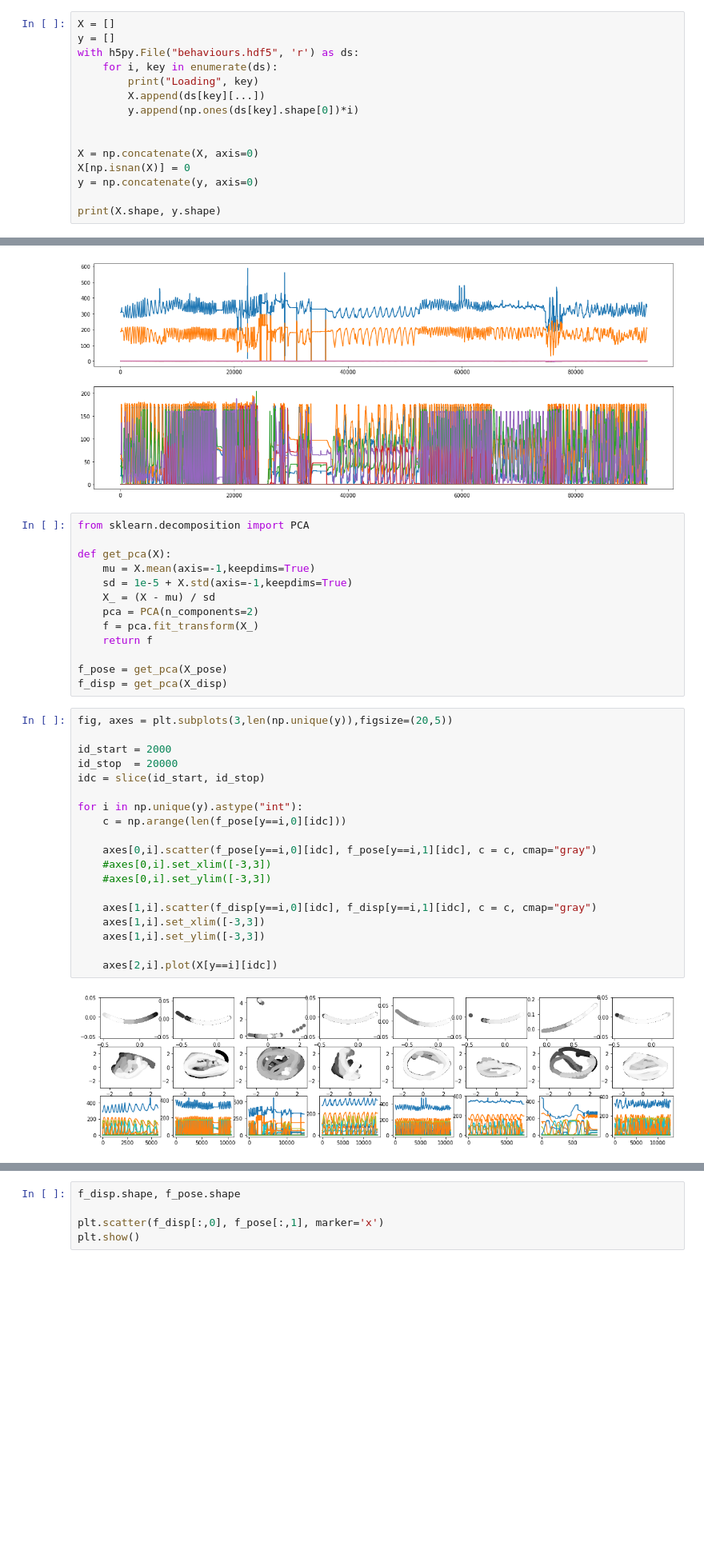
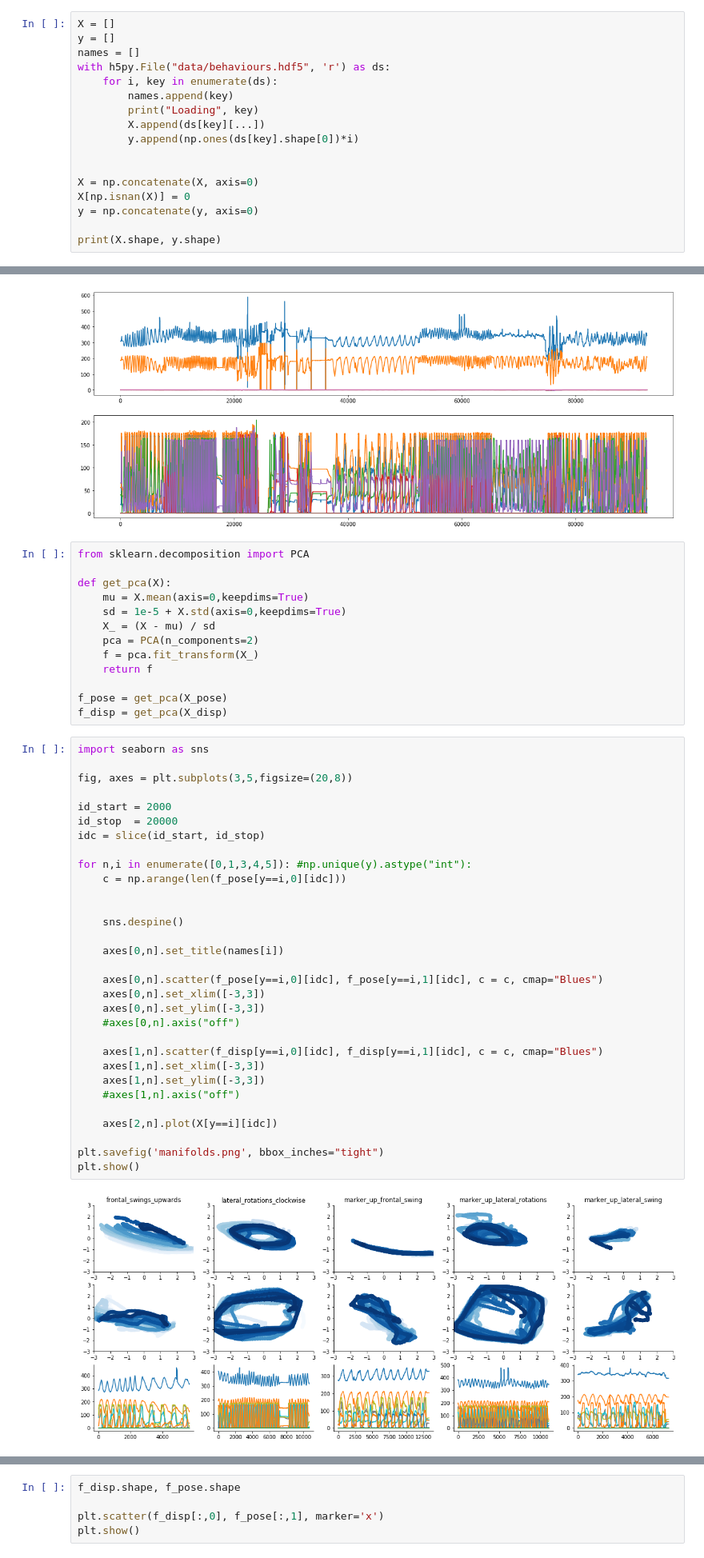
Before and after one commit to stes/sys, a Jupyter notebook: Data Exploration.ipynb, the cells around one changed output, grey strips where cells are left out. Shown at 80% size. Saved outputs shown, nothing was run; the diff lists cells and outputs as text; blank space fills up the shorter version.

```diff
--- a/Data Exploration.ipynb
+++ b/Data Exploration.ipynb
@@ -10,8 +10,10 @@ import matplotlib.pyplot as plt
 # %%
 X = []
 y = []
-with h5py.File("behaviours.hdf5", 'r') as ds:
+names = []
+with h5py.File("data/behaviours.hdf5", 'r') as ds:
     for i, key in enumerate(ds):
+        names.append(key)
         print("Loading", key)
         X.append(ds[key][...])
         y.append(np.ones(ds[key].shape[0])*i)
@@ -49,8 +51,8 @@ plt.show()
 from sklearn.decomposition import PCA
 
 def get_pca(X):
-    mu = X.mean(axis=-1,keepdims=True)
-    sd = 1e-5 + X.std(axis=-1,keepdims=True)
+    mu = X.mean(axis=0,keepdims=True)
+    sd = 1e-5 + X.std(axis=0,keepdims=True)
     X_ = (X - mu) / sd
     pca = PCA(n_components=2)
     f = pca.fit_transform(X_)
@@ -59,23 +61,35 @@ def get_pca(X):
 f_pose = get_pca(X_pose)
 f_disp = get_pca(X_disp)
 # %%
-fig, axes = plt.subplots(3,len(np.unique(y)),figsize=(20,5))
+import seaborn as sns
+
+fig, axes = plt.subplots(3,5,figsize=(20,8))
 
 id_start = 2000
 id_stop  = 20000
 idc = slice(id_start, id_stop)
 
-for i in np.unique(y).astype("int"):
+for n,i in enumerate([0,1,3,4,5]): #np.unique(y).astype("int"):
     c = np.arange(len(f_pose[y==i,0][idc]))
 
-    axes[0,i].scatter(f_pose[y==i,0][idc], f_pose[y==i,1][idc], c = c, cmap="gray")
-    #axes[0,i].set_xlim([-3,3])
-    #axes[0,i].set_ylim([-3,3])
 
-    axes[1,i].scatter(f_disp[y==i,0][idc], f_disp[y==i,1][idc], c = c, cmap="gray")
-    axes[1,i].set_xlim([-3,3])
-    axes[1,i].set_ylim([-3,3])
+    sns.despine()
 
-    axes[2,i].plot(X[y==i][idc])
+    axes[0,n].set_title(names[i])
+
+    axes[0,n].scatter(f_pose[y==i,0][idc], f_pose[y==i,1][idc], c = c, cmap="Blues")
+    axes[0,n].set_xlim([-3,3])
+    axes[0,n].set_ylim([-3,3])
+    #axes[0,n].axis("off")
+
+    axes[1,n].scatter(f_disp[y==i,0][idc], f_disp[y==i,1][idc], c = c, cmap="Blues")
+    axes[1,n].set_xlim([-3,3])
+    axes[1,n].set_ylim([-3,3])
+    #axes[1,n].axis("off")
+
+    axes[2,n].plot(X[y==i][idc])
+
+plt.savefig('manifolds.png', bbox_inches="tight")
+plt.show()
 # %% [output]
-[figure, old version]
+[figure, new version]
```
Also changed, not shown: parts of 2 cells of this notebook, 2 other files.
